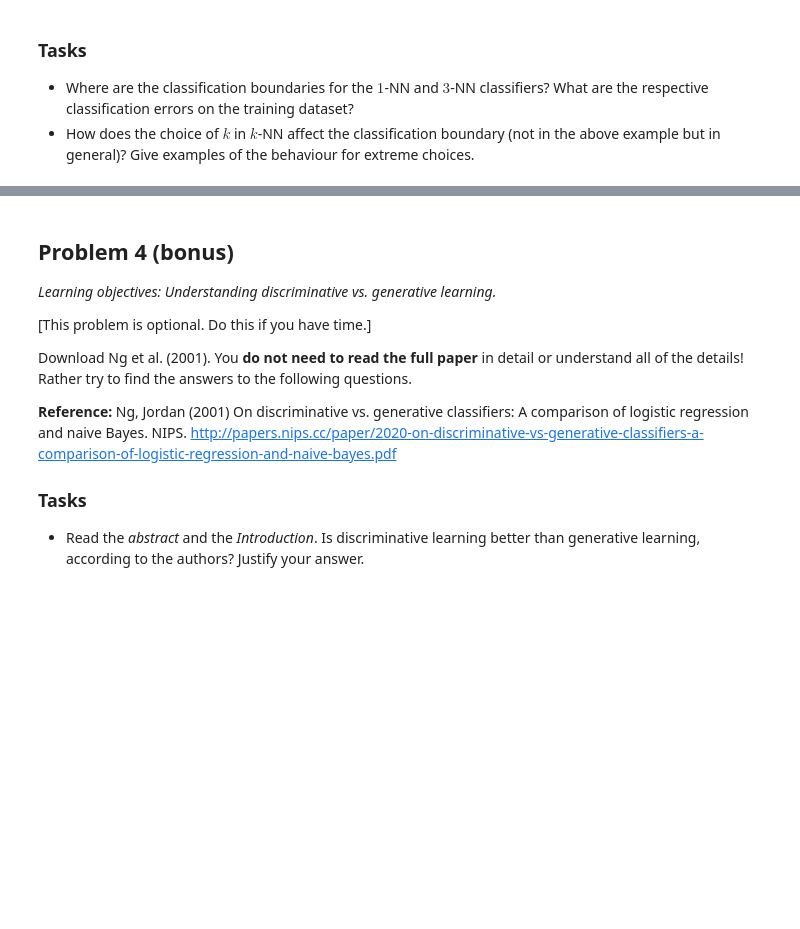
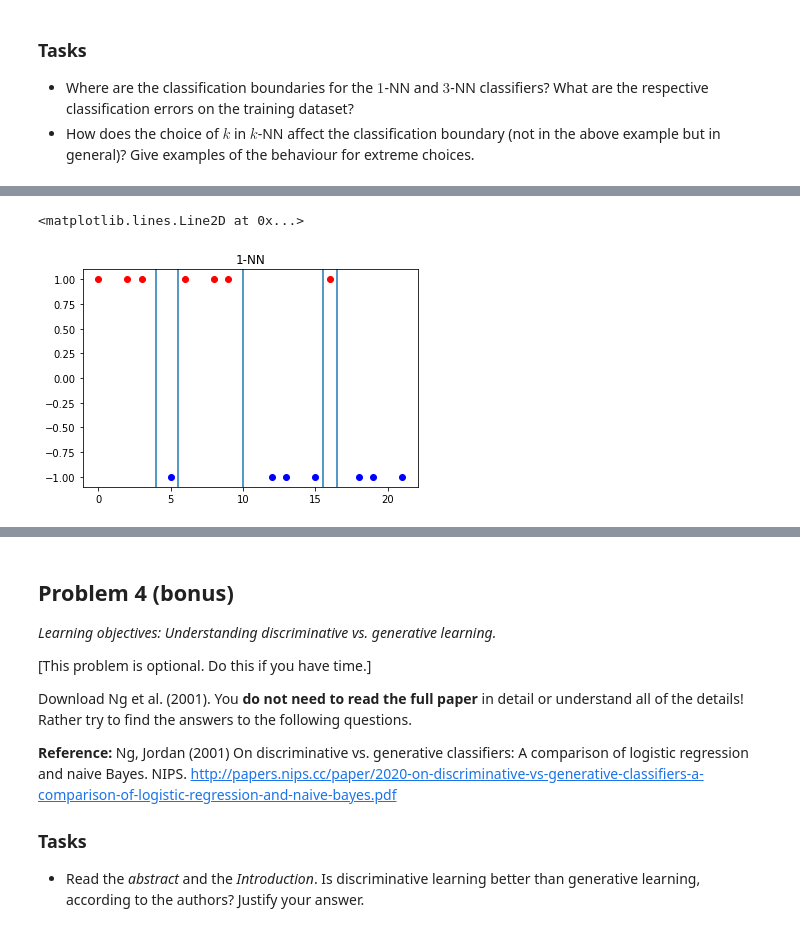
Before and after one commit to MatiasJJ/ATML, a Jupyter notebook: Ex5/Ex5_Matias_Jakub_Madeleine.ipynb, the cells around one changed output, grey strips where cells are left out. Saved outputs shown, nothing was run; the diff lists cells and outputs as text; code cells hidden in the pictures; blank space fills up the shorter version.

```diff
--- a/Ex5/Ex5_Matias_Jakub_Madeleine.ipynb
+++ b/Ex5/Ex5_Matias_Jakub_Madeleine.ipynb
@@ -79,0 +270,17 @@ $$
+# %%
+ind_p = c==1
+ind_m = c==-1
+plt.title('1-NN')
+plt.plot(x[ind_p],c[ind_p], 'ro')
+plt.plot(x[ind_m],c[ind_m], 'bo')
+
+plt.title('1-NN')
+
+plt.axvline(x=4)
+plt.axvline(x=5.5)
+plt.axvline(x=10)
+plt.axvline(x=15.5)
+plt.axvline(x=16.5)
+# %% [output]
+<matplotlib.lines.Line2D at 0x...>
+[figure, added]
```
Also changed, not shown: parts of 16 cells of this notebook.
